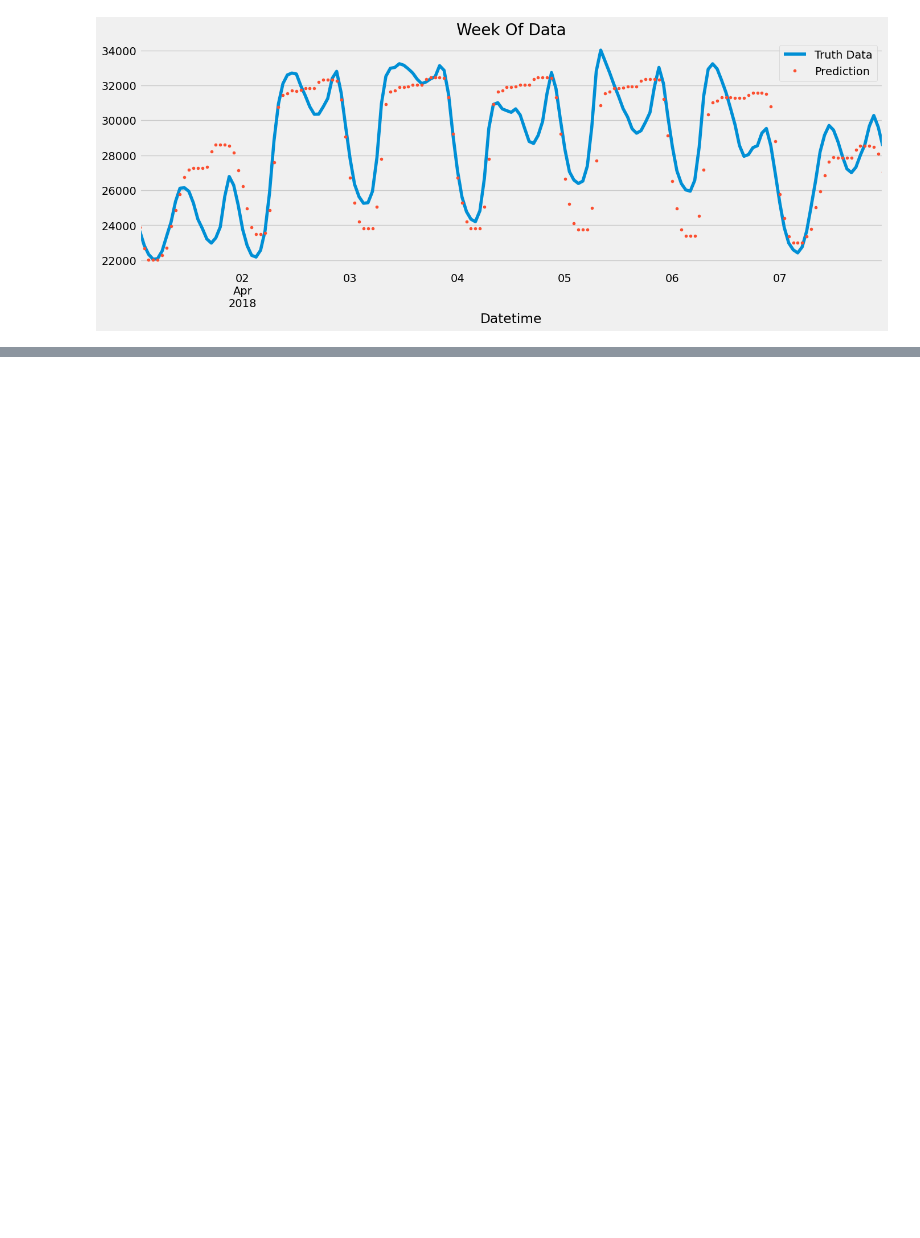
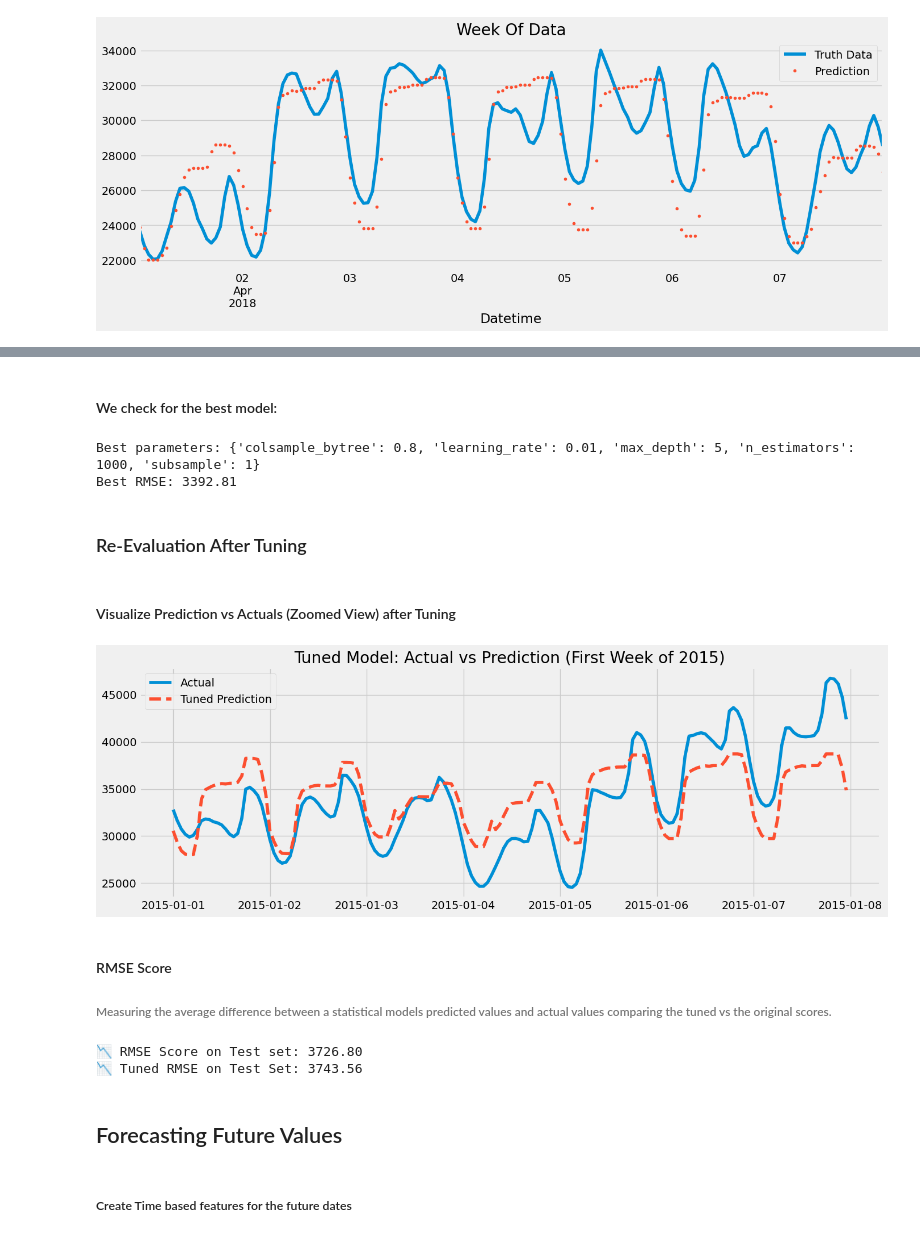
Before and after one commit to kochezz/TS-Energy-Consumption-XGB, a Jupyter notebook: notebooks/01_EDA.ipynb, the cells around one changed output, grey strips where cells are left out. Cells and saved outputs as stored; diff of their text form; code cells hidden in the pictures; blank space fills up the shorter version.

```diff
--- a/notebooks/01_EDA.ipynb
+++ b/notebooks/01_EDA.ipynb
@@ -227,0 +310,21 @@ plt.show()
+# %%
+# Train model manually to avoid confusion when using GridSearchCV with XGBoost!
+
+# Manually specify and override key values
+
+reg_tuned = XGBRegressor(
+    objective='reg:squarederror',
+    learning_rate=0.01,
+    max_depth=3,
+    n_estimators=1000,
+    subsample=0.8,
+    colsample_bytree=1.0,
+    eval_metric='rmse',
+    early_stopping_rounds=20  # Move this here
+)
+
+reg_tuned.fit(
+    X_train, y_train,
+    eval_set=[(X_test, y_test)],
+    verbose=True
+)
@@ -227,0 +360,43 @@ plt.show()
+# %% [markdown]
+#### We check for the best model:
+# %%
+print(f"Best parameters: {grid_search.best_params_}")
+print(f"Best RMSE: {-grid_search.best_score_:.2f}")
+# %% [output]
+Best parameters: {'colsample_bytree': 0.8, 'learning_rate': 0.01, 'max_depth': 5, 'n_estimators': 1000, 'subsample': 1}
+Best RMSE: 3392.81
+# %% [markdown]
+### Re-Evaluation After Tuning
+# %%
+# Generate predictions from the tuned model
+
+test['prediction_tuned'] = reg_tuned.predict(X_test)
+# %% [markdown]
+#### Visualize Prediction vs Actuals (Zoomed View) after Tuning
+# %%
+test = test.sort_index()
+
+# Zoomed view for evaluation
+zoomed = test.loc['2015-01-01':'2015-01-07']
+plt.figure(figsize=(15, 5))
+plt.plot(zoomed.index, zoomed['PJME_MW'], label='Actual')
+plt.plot(zoomed.index, zoomed['prediction_tuned'], label='Tuned Prediction', linestyle='--')
+plt.title('Tuned Model: Actual vs Prediction (First Week of 2015)')
+plt.legend()
+plt.show()
+# %% [output]
+[figure, added]
+# %% [markdown]
+#### RMSE Score
+
+###### Measuring the average difference between a statistical models predicted values and actual values comparing the tuned vs the original scores.
+# %%
+rmse_tuned = sqrt(mean_squared_error(test['PJME_MW'], test['prediction_tuned']))
+score = np.sqrt(mean_squared_error(test['PJME_MW'], test['prediction']))
+print(f'📉 RMSE Score on Test set: {score:0.2f}')
+print(f"📉 Tuned RMSE on Test Set: {rmse_tuned:.2f}")
+# %% [output]
+📉 RMSE Score on Test set: 3726.80
+📉 Tuned RMSE on Test Set: 3743.56
+# %% [markdown]
+## Forecasting Future Values
@@ -227,0 +416,2 @@ plt.show()
+# %% [markdown]
+##### Create Time based features for the future dates
```
Also changed, not shown: parts of 21 cells of this notebook, 9 other files.
